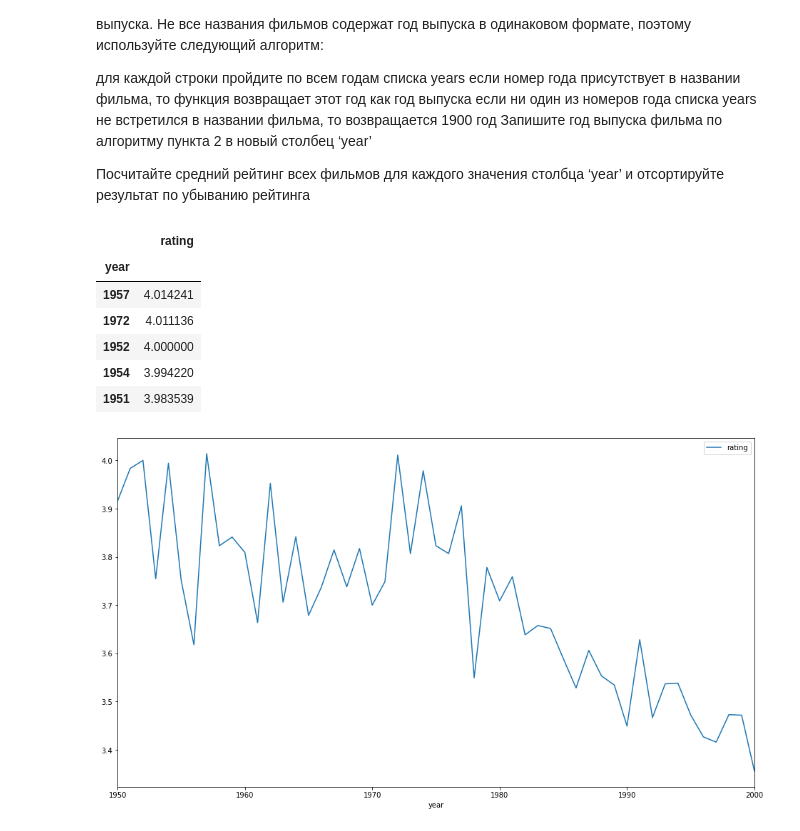
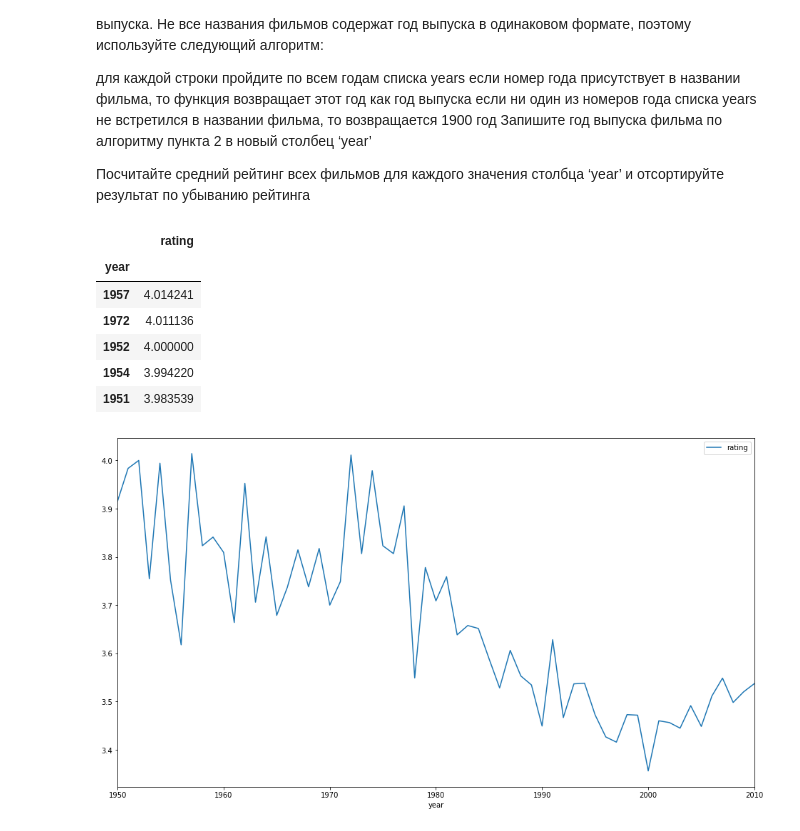
Before and after one commit to galinove/netology_pyda, a Jupyter notebook: homework_7_pyda-5.ipynb, the cells around one changed output. Drawn from its saved outputs; the diff is of its cells as text; code cells hidden in the pictures.

```diff
--- a/homework_7_pyda-5.ipynb
+++ b/homework_7_pyda-5.ipynb
@@ -100,26 +100,26 @@ Name: region, dtype: int64
 # %%
 def production_year(row, start, stop):
     for y in range(start,stop+1):
         if str(y) in row.title:
             return y
     return 1900
 
 data_r = pd.read_csv('Python_7_pandas_functions_groupby/ml-latest-small/ratings.csv')
 
 data_m = pd.read_csv('Python_7_pandas_functions_groupby/ml-latest-small/movies.csv')
-data_m['year'] = data_m.apply(production_year, start=1950, stop=2000, axis=1)
+data_m['year'] = data_m.apply(production_year, start=1950, stop=2010, axis=1)
 
 data_merged = data_r.merge(data_m, how='left')
 
 data_final = data_merged[data_merged.year != 1900].pivot_table(index = 'year', values = 'rating', aggfunc = 'mean', fill_value = 0).sort_values(by=['year'], ascending=True)
 data_final.plot(figsize=(16, 9))
 data_final.sort_values(by='rating', ascending=False).head()
 # %% [output]
 |  | rating |
 | year |  |
 | 1957 | 4.014241 |
 | 1972 | 4.011136 |
 | 1952 | 4.000000 |
 | 1954 | 3.994220 |
 | 1951 | 3.983539 |
-[figure, old version]
+[figure, new version]
```
Also changed, not shown: 1 other file.
